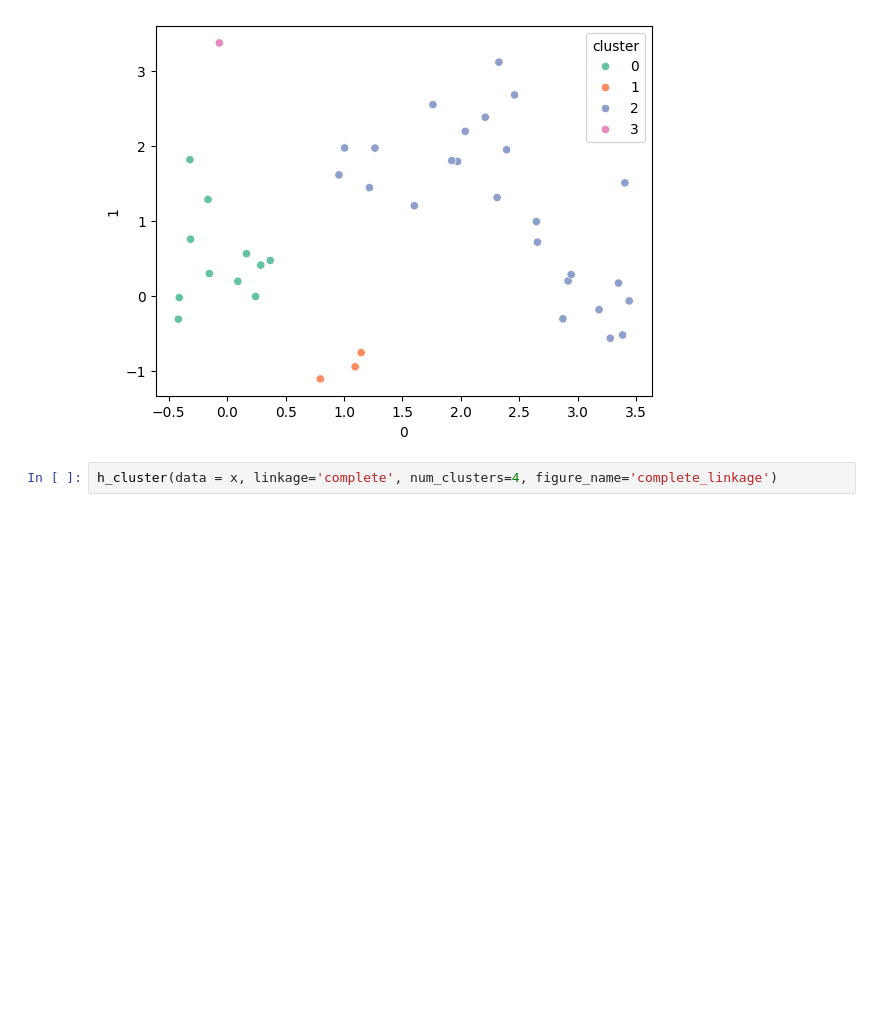
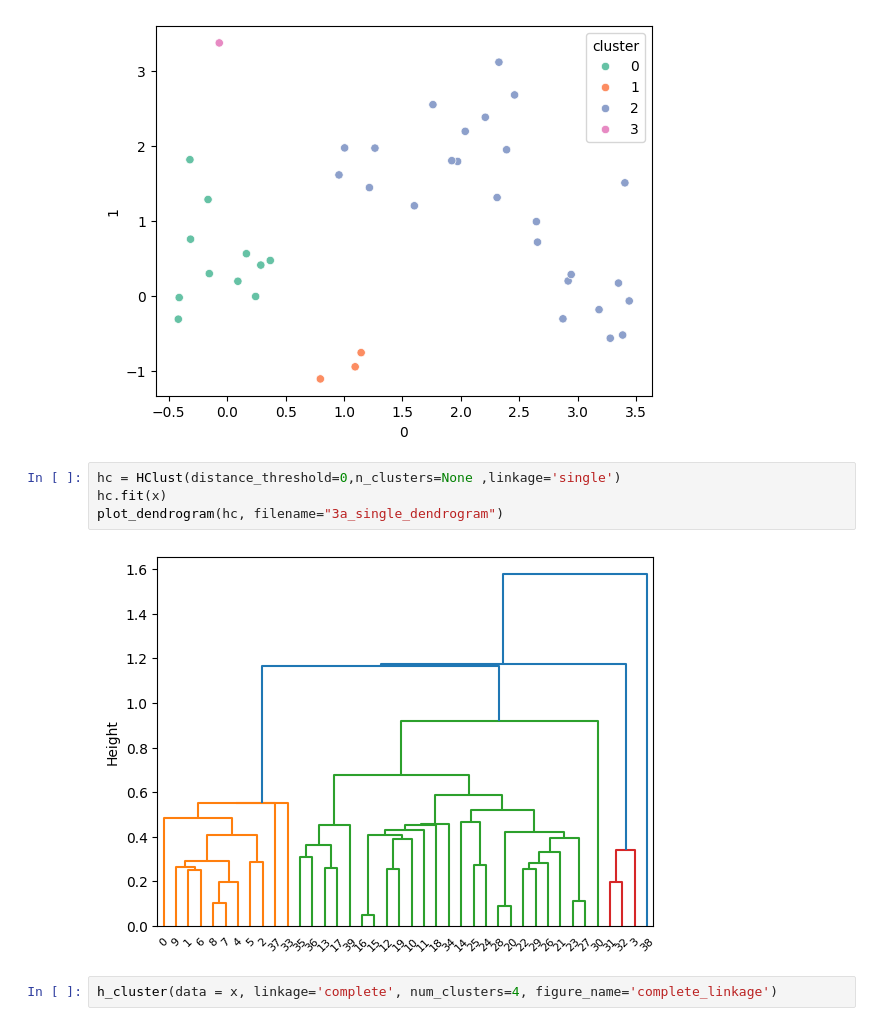
Before and after one commit to bryaneadams/csi_772_homework, a Jupyter notebook: homework_1/homework_1.ipynb, the cells around one changed output. Cells and saved outputs as stored; diff of their text form; blank space fills up the shorter version.

```diff
--- a/homework_1/homework_1.ipynb
+++ b/homework_1/homework_1.ipynb
@@ -352,6 +350,12 @@ def h_cluster(data: pd.DataFrame,
 h_cluster(data = x, linkage='single', num_clusters=4, figure_name='single_linkage')
 # %% [output]
 [figure]
+# %%
+hc = HClust(distance_threshold=0,n_clusters=None ,linkage='single')
+hc.fit(x)
+plot_dendrogram(hc, filename="3a_single_dendrogram")
+# %% [output]
+[figure, added]
 # %%
 h_cluster(data = x, linkage='complete', num_clusters=4, figure_name='complete_linkage')
 # %% [output]
```
Also changed, not shown: parts of 8 cells of this notebook, 8 other files.
